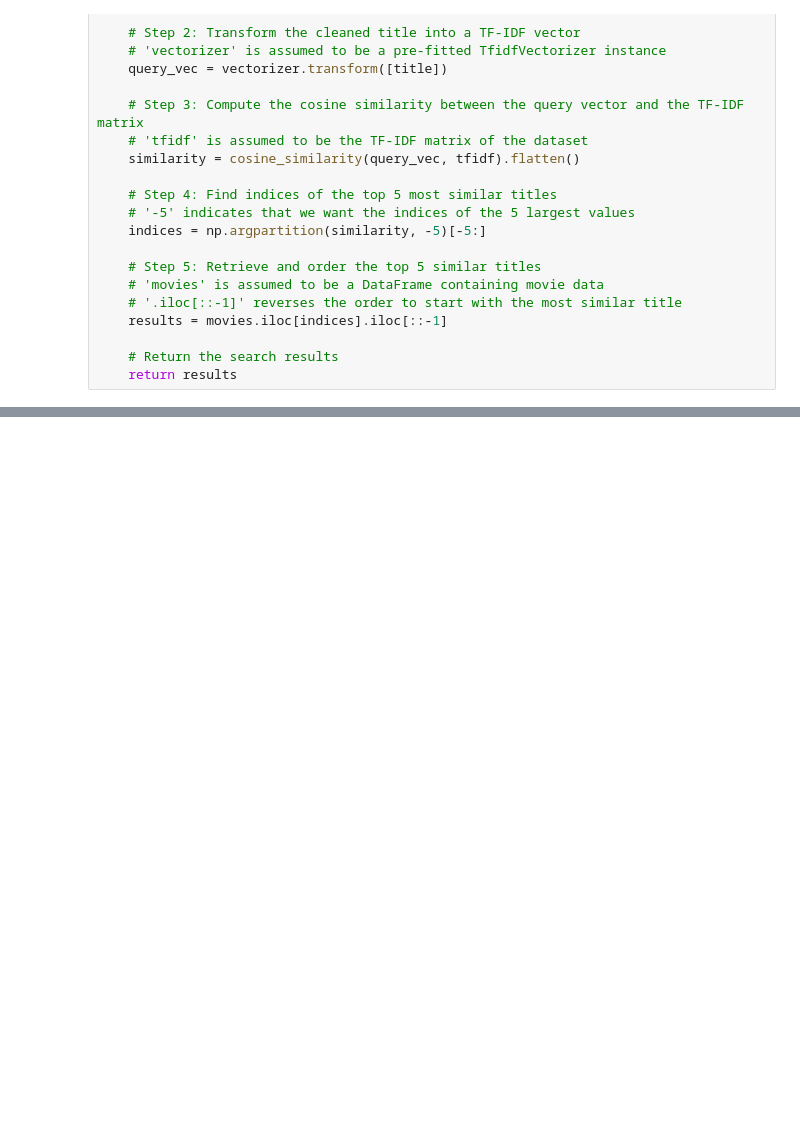
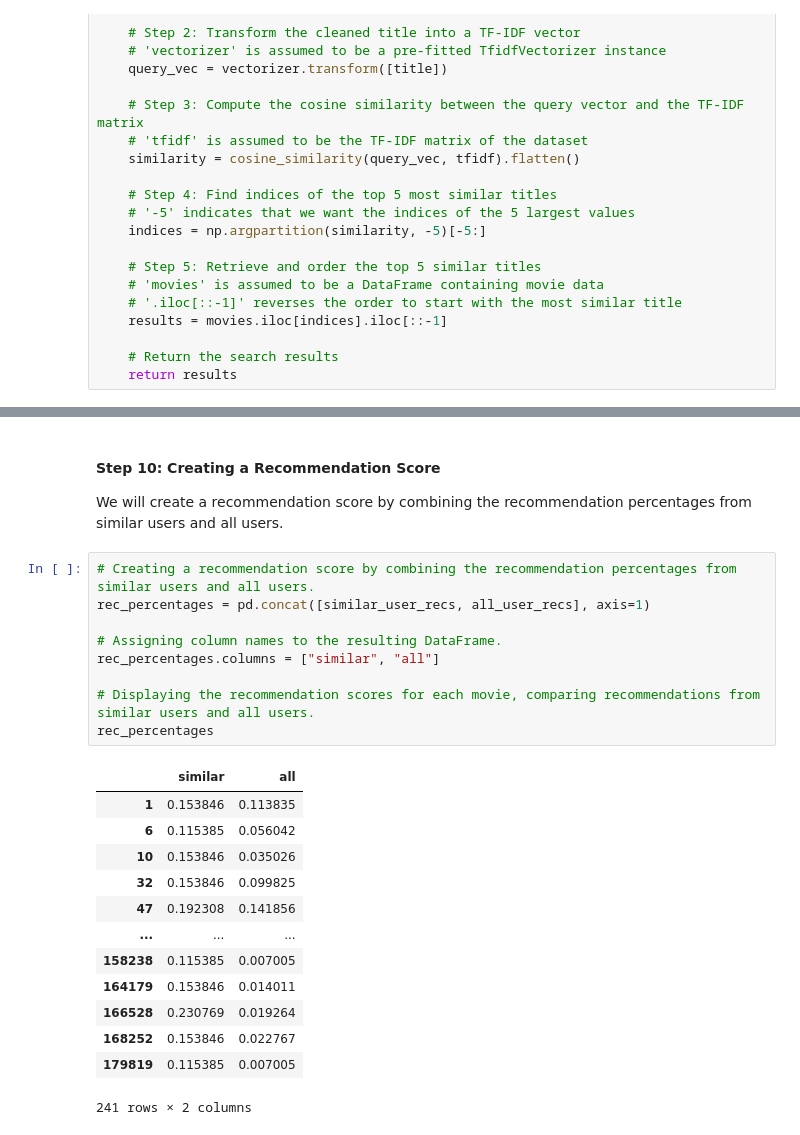
Before and after one commit to omulei/Movie_Recommender_System, a Jupyter notebook: Phase 4 project.ipynb, the cells around one changed output, grey strips where cells are left out. Drawn from its saved outputs; the diff is of its cells as text; blank space fills up the shorter version.

```diff
--- a/Phase 4 project.ipynb
+++ b/Phase 4 project.ipynb
@@ -433,0 +552,27 @@ Text(value='Toy Story', description='Movie Title:')
+# %% [markdown]
+
+#### Step 10: Creating a Recommendation Score
+We will create a recommendation score by combining the recommendation percentages from similar users and all users.
+# %%
+# Creating a recommendation score by combining the recommendation percentages from similar users and all users.
+rec_percentages = pd.concat([similar_user_recs, all_user_recs], axis=1)
+
+# Assigning column names to the resulting DataFrame.
+rec_percentages.columns = ["similar", "all"]
+
+# Displaying the recommendation scores for each movie, comparing recommendations from similar users and all users.
+rec_percentages
+# %% [output]
+|  | similar | all |
+| 1 | 0.153846 | 0.113835 |
+| 6 | 0.115385 | 0.056042 |
+| 10 | 0.153846 | 0.035026 |
+| 32 | 0.153846 | 0.099825 |
+| 47 | 0.192308 | 0.141856 |
+| ... | ... | ... |
+| 158238 | 0.115385 | 0.007005 |
+| 164179 | 0.153846 | 0.014011 |
+| 166528 | 0.230769 | 0.019264 |
+| 168252 | 0.153846 | 0.022767 |
+| 179819 | 0.115385 | 0.007005 |
+241 rows × 2 columns
```
Also changed, not shown: parts of 37 cells of this notebook, 6 other files.
